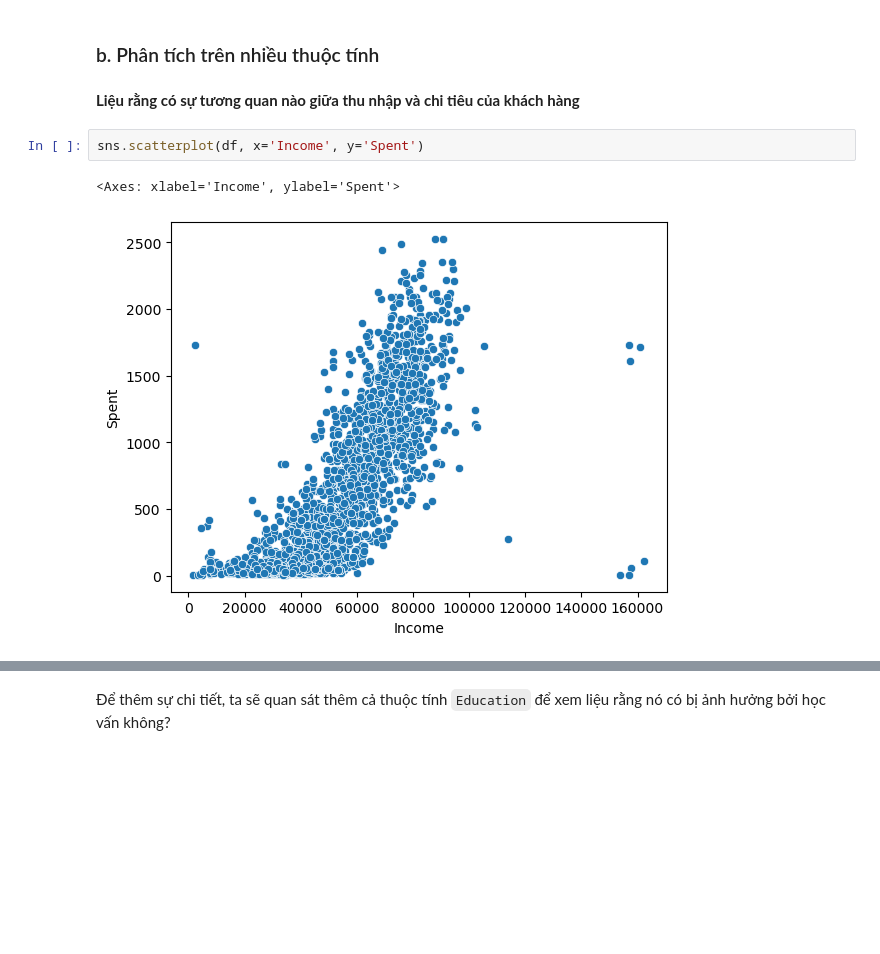
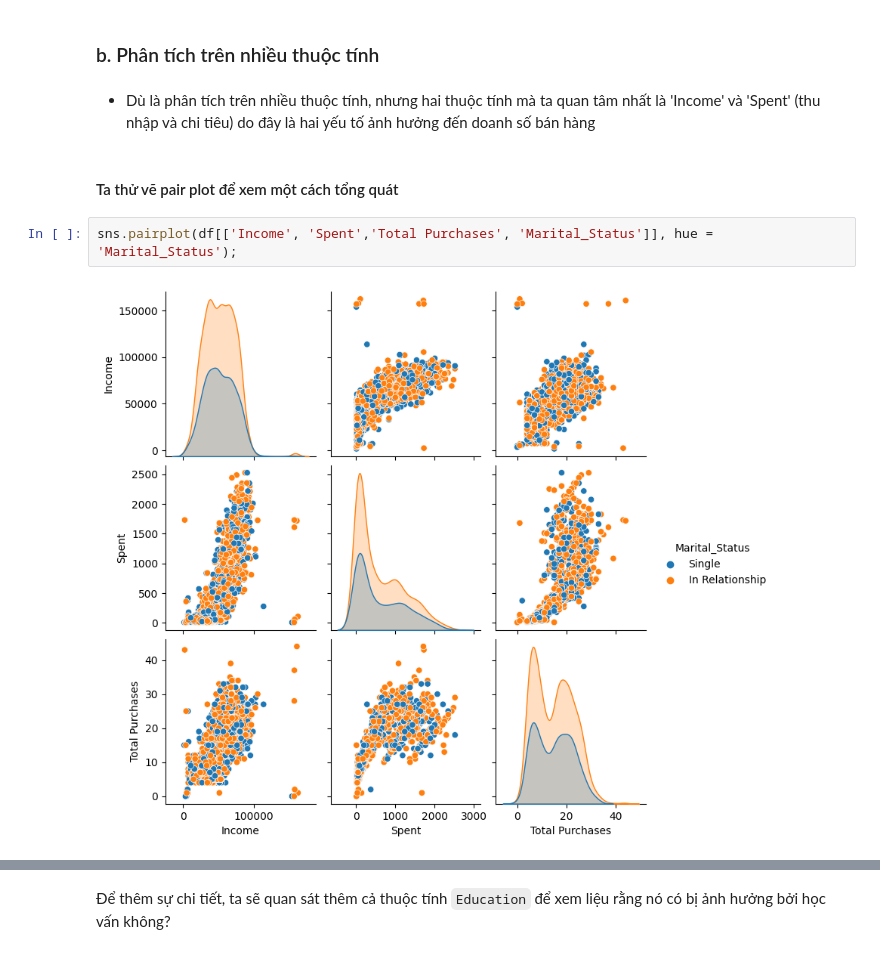
Before and after one commit to HuyAnhTon/Programming_DS, a Jupyter notebook: 1-eda.ipynb, the cells around one changed output, grey strips where cells are left out. Saved outputs shown, nothing was run; the diff lists cells and outputs as text; blank space fills up the shorter version.

```diff
--- a/1-eda.ipynb
+++ b/1-eda.ipynb
@@ -261,10 +260,11 @@ Lý do dùng `histogram`: quan sát phân bổ của thuộc tính
 Lý do dùng `boxplot`: tìm ra giá trị outlier
 # %% [markdown]
 ### b. Phân tích trên nhiều thuộc tính
-# %% [markdown]
-**Liệu rằng có sự tương quan nào giữa thu nhập và chi tiêu của khách hàng**
+# %% [markdown]
+- Dù là phân tích trên nhiều thuộc tính, nhưng hai thuộc tính mà ta quan tâm nhất là 'Income' và 'Spent' (thu nhập và chi tiêu) do đây là hai yếu tố ảnh hưởng đến doanh số bán hàng
+# %% [markdown]
+#### Ta thử vẽ pair plot để xem một cách tổng quát
 # %%
-sns.scatterplot(df, x='Income', y='Spent')
+sns.pairplot(df[['Income', 'Spent','Total Purchases', 'Marital_Status']], hue = 'Marital_Status');
 # %% [output]
-<Axes: xlabel='Income', ylabel='Spent'>
-[figure, old version]
+[figure, new version]
```
Also changed, not shown: parts of 43 cells of this notebook.
